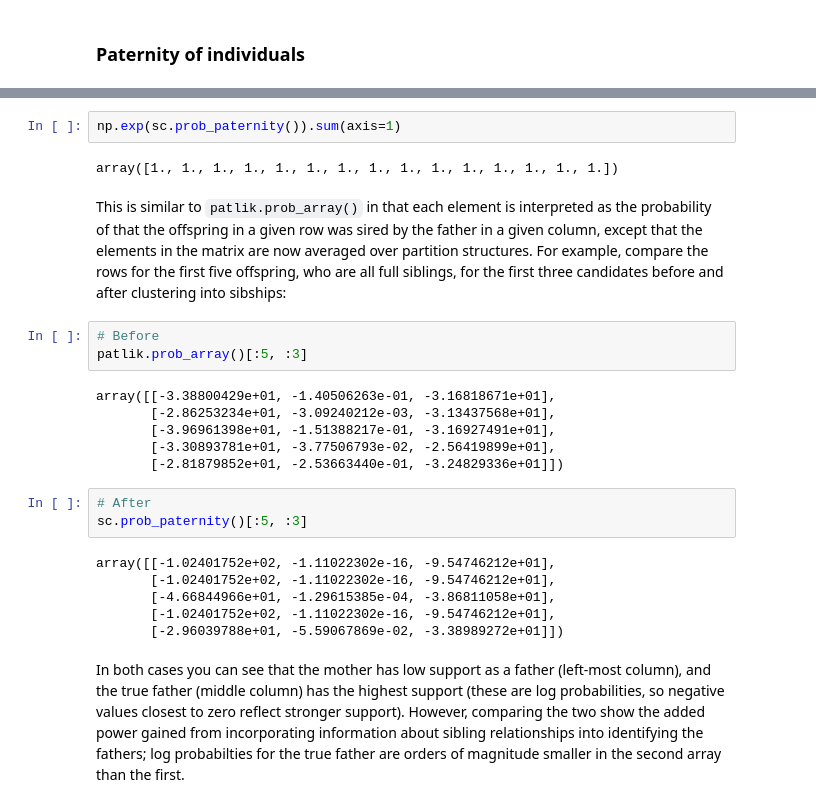
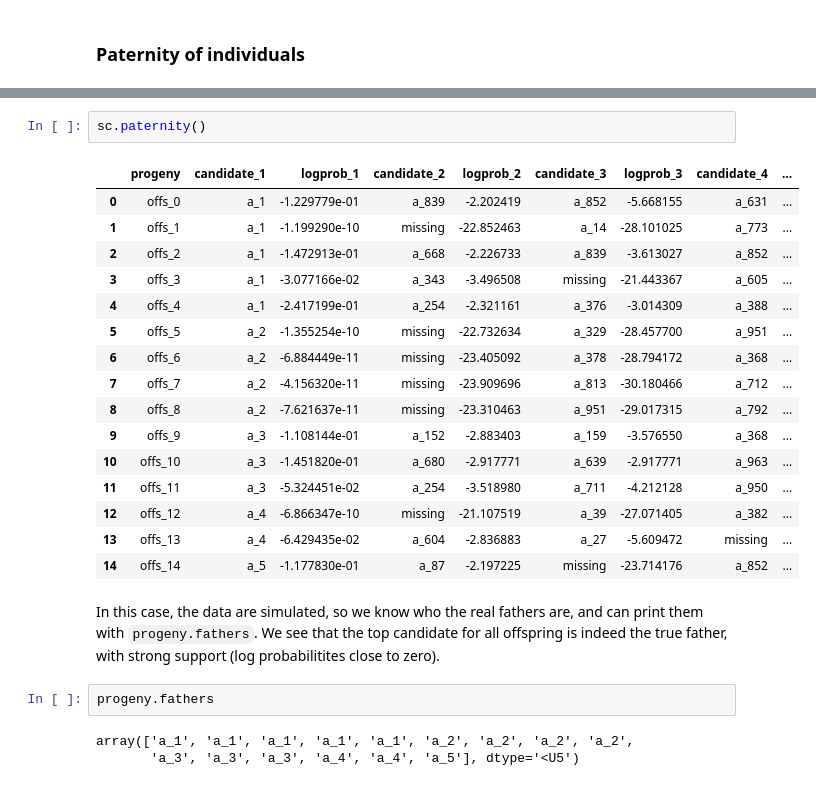
Before and after one commit to ellisztamas/faps, a Jupyter notebook: docs/tutorials/04_sibship_clustering.ipynb, the cells around one changed output, grey strips where cells are left out. Cells and saved outputs as stored; diff of their text form.

```diff
--- a/docs/tutorials/04_sibship_clustering.ipynb
+++ b/docs/tutorials/04_sibship_clustering.ipynb
@@ -254,26 +279,26 @@ Rows sum to one, so each row can be interpreted as a Dirichlet distribution:
-# %%
-np.exp(sc.prob_paternity()).sum(axis=1)
-# %% [output]
-array([1., 1., 1., 1., 1., 1., 1., 1., 1., 1., 1., 1., 1., 1., 1.])
-# %% [markdown]
-This is similar to `patlik.prob_array()` in that each element is interpreted as the probability of that the offspring in a given row was sired by the father in a given column, except that the elements in the matrix are now averaged over partition structures. For example, compare the rows for the first five offspring, who are all full siblings, for the first three candidates before and after clustering into sibships:
-# %%
-# Before
-patlik.prob_array()[:5, :3]
-# %% [output]
-array([[-3.38800429e+01, -1.40506263e-01, -3.16818671e+01],
-       [-2.86253234e+01, -3.09240212e-03, -3.13437568e+01],
-       [-3.96961398e+01, -1.51388217e-01, -3.16927491e+01],
-       [-3.30893781e+01, -3.77506793e-02, -2.56419899e+01],
-       [-2.81879852e+01, -2.53663440e-01, -3.24829336e+01]])
-# %%
-# After
-sc.prob_paternity()[:5, :3]
-# %% [output]
-array([[-1.02401752e+02, -1.11022302e-16, -9.54746212e+01],
-       [-1.02401752e+02, -1.11022302e-16, -9.54746212e+01],
-       [-4.66844966e+01, -1.29615385e-04, -3.86811058e+01],
-       [-1.02401752e+02, -1.11022302e-16, -9.54746212e+01],
-       [-2.96039788e+01, -5.59067869e-02, -3.38989272e+01]])
-# %% [markdown]
-In both cases you can see that the mother has low support as a father (left-most column), and the true father (middle column) has the highest support (these are log probabilities, so negative values closest to zero reflect stronger support). However, comparing the two show the added power gained from incorporating information about sibling relationships into identifying the fathers; log probabilties for the true father are orders of magnitude smaller in the second array than the first.
+# %%
+sc.paternity()
+# %% [output]
+|  | progeny | candidate_1 | logprob_1 | candidate_2 | logprob_2 | candidate_3 | logprob_3 | candidate_4 | ... |
+| 0 | offs_0 | a_1 | -1.229779e-01 | a_839 | -2.202419 | a_852 | -5.668155 | a_631 | ... |
+| 1 | offs_1 | a_1 | -1.199290e-10 | missing | -22.852463 | a_14 | -28.101025 | a_773 | ... |
+| 2 | offs_2 | a_1 | -1.472913e-01 | a_668 | -2.226733 | a_839 | -3.613027 | a_852 | ... |
+| 3 | offs_3 | a_1 | -3.077166e-02 | a_343 | -3.496508 | missing | -21.443367 | a_605 | ... |
+| 4 | offs_4 | a_1 | -2.417199e-01 | a_254 | -2.321161 | a_376 | -3.014309 | a_388 | ... |
+| 5 | offs_5 | a_2 | -1.355254e-10 | missing | -22.732634 | a_329 | -28.457700 | a_951 | ... |
+| 6 | offs_6 | a_2 | -6.884449e-11 | missing | -23.405092 | a_378 | -28.794172 | a_368 | ... |
+| 7 | offs_7 | a_2 | -4.156320e-11 | missing | -23.909696 | a_813 | -30.180466 | a_712 | ... |
+| 8 | offs_8 | a_2 | -7.621637e-11 | missing | -23.310463 | a_951 | -29.017315 | a_792 | ... |
+| 9 | offs_9 | a_3 | -1.108144e-01 | a_152 | -2.883403 | a_159 | -3.576550 | a_368 | ... |
+| 10 | offs_10 | a_3 | -1.451820e-01 | a_680 | -2.917771 | a_639 | -2.917771 | a_963 | ... |
+| 11 | offs_11 | a_3 | -5.324451e-02 | a_254 | -3.518980 | a_711 | -4.212128 | a_950 | ... |
+| 12 | offs_12 | a_4 | -6.866347e-10 | missing | -21.107519 | a_39 | -27.071405 | a_382 | ... |
+| 13 | offs_13 | a_4 | -6.429435e-02 | a_604 | -2.836883 | a_27 | -5.609472 | missing | ... |
+| 14 | offs_14 | a_5 | -1.177830e-01 | a_87 | -2.197225 | missing | -23.714176 | a_852 | ... |
+# %% [markdown]
+In this case, the data are simulated, so we know who the real fathers are, and can print them with `progeny.fathers`. We see that the top candidate for all offspring is indeed the true father, with strong support (log probabilitites close to zero).
+# %%
+progeny.fathers
+# %% [output]
+array(['a_1', 'a_1', 'a_1', 'a_1', 'a_1', 'a_2', 'a_2', 'a_2', 'a_2',
+       'a_3', 'a_3', 'a_3', 'a_4', 'a_4', 'a_5'], dtype='<U5')
```
Also changed, not shown: parts of 22 cells of this notebook, 15 other files.
